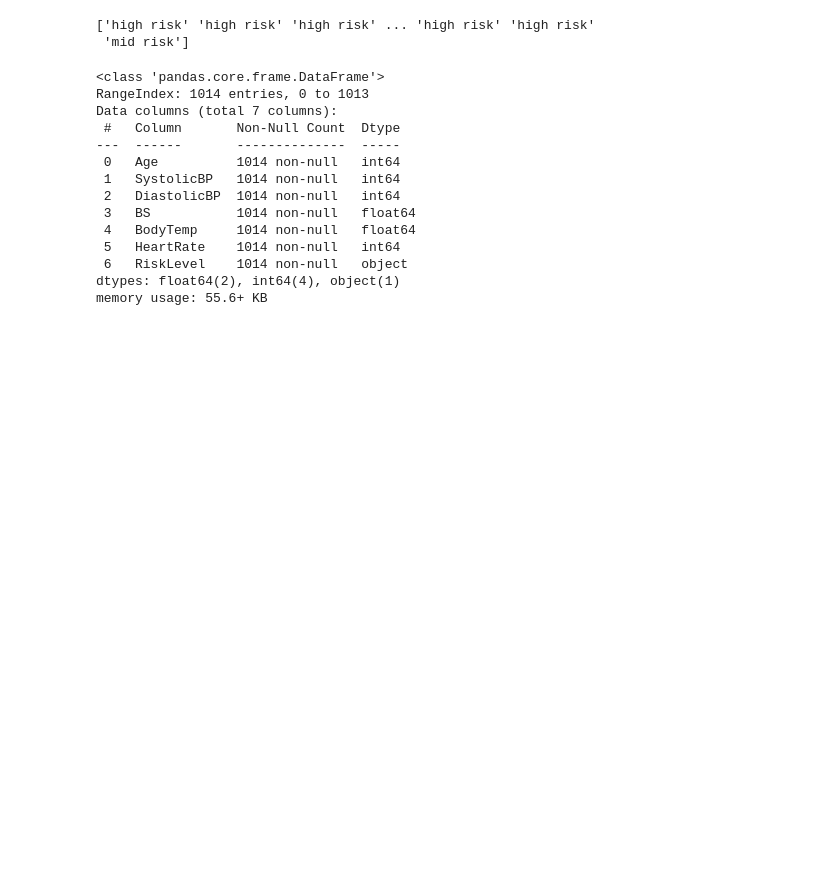
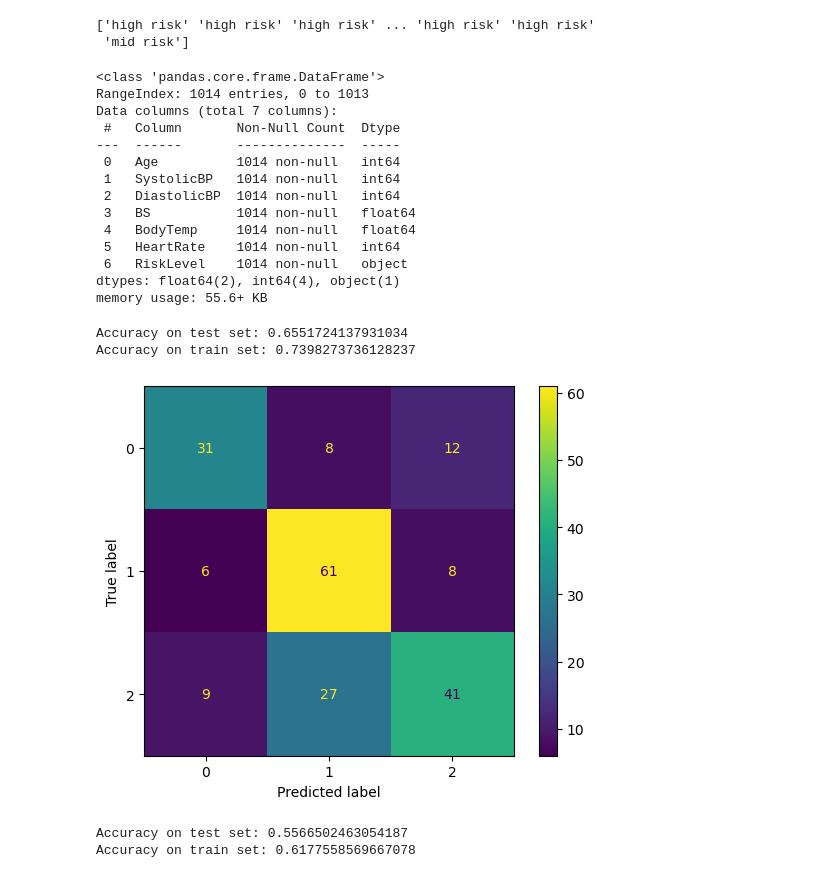
Before and after one commit to thavananh/MachineLearning, a Jupyter notebook: pythonProject1/Experiments/2411COMP171201/ML-KNN-NAIVE BAYES.ipynb, the cells around one changed output. Saved outputs shown, nothing was run; the diff lists cells and outputs as text; code cells hidden in the pictures; blank space fills up the shorter version.

```diff
--- a/pythonProject1/Experiments/2411COMP171201/ML-KNN-NAIVE BAYES.ipynb
+++ b/pythonProject1/Experiments/2411COMP171201/ML-KNN-NAIVE BAYES.ipynb
@@ -38,5 +40,37 @@ Data columns (total 7 columns):
  6   RiskLevel    1014 non-null   object
 dtypes: float64(2), int64(4), object(1)
 memory usage: 55.6+ KB
+# %%
+from sklearn.model_selection import train_test_split
+X_train, X_test, y_train, y_test = train_test_split(X, y, test_size=0.2, random_state=0)
+le = LabelEncoder()
+y_train = le.fit_transform(y_train)
+y_test = le.transform(y_test)
 # %%
-from sklearn.
+from sklearn.neighbors import KNeighborsClassifier
+knn = KNeighborsClassifier(n_neighbors=10, p=3)
+knn.fit(X_train, y_train)
+y_pred_test_knn = knn.predict(X_test)
+print(f'Accuracy on test set: {knn.score(X_test, y_test)}')
+print(f'Accuracy on train set: {knn.score(X_train, y_train)}')
+# %% [output]
+Accuracy on test set: 0.6551724137931034
+Accuracy on train set: 0.7398273736128237
+# %%
+from sklearn.metrics import confusion_matrix, ConfusionMatrixDisplay
+cm = confusion_matrix(y_test, y_pred_test_knn, labels=knn.classes_)
+disp = ConfusionMatrixDisplay(confusion_matrix=cm, display_labels=knn.classes_)
+disp.plot()
+plt.gca().grid(False)
+# %% [output]
+[figure, added]
+# %%
+from sklearn.naive_bayes import GaussianNB
+gnb = GaussianNB()
+gnb.fit(X_train, y_train)
+y_pred_test_gnb = gnb.predict(X_test)
+print(f'Accuracy on test set: {gnb.score(X_test, y_test)}')
+print(f'Accuracy on train set: {gnb.score(X_train, y_train)}')
+# %% [output]
+Accuracy on test set: 0.5566502463054187
+Accuracy on train set: 0.6177558569667078
```
Also changed, not shown: parts of 9 cells of this notebook.
